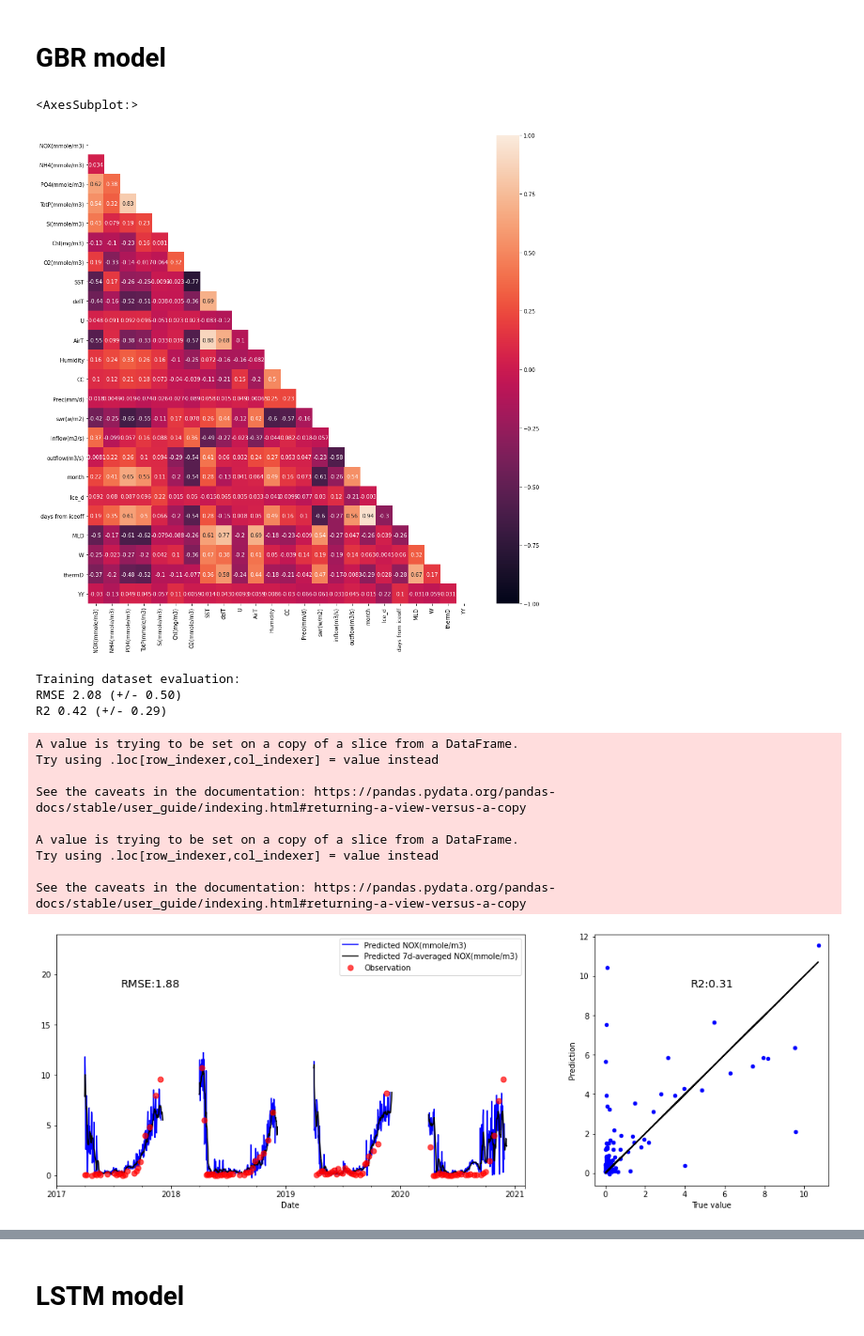
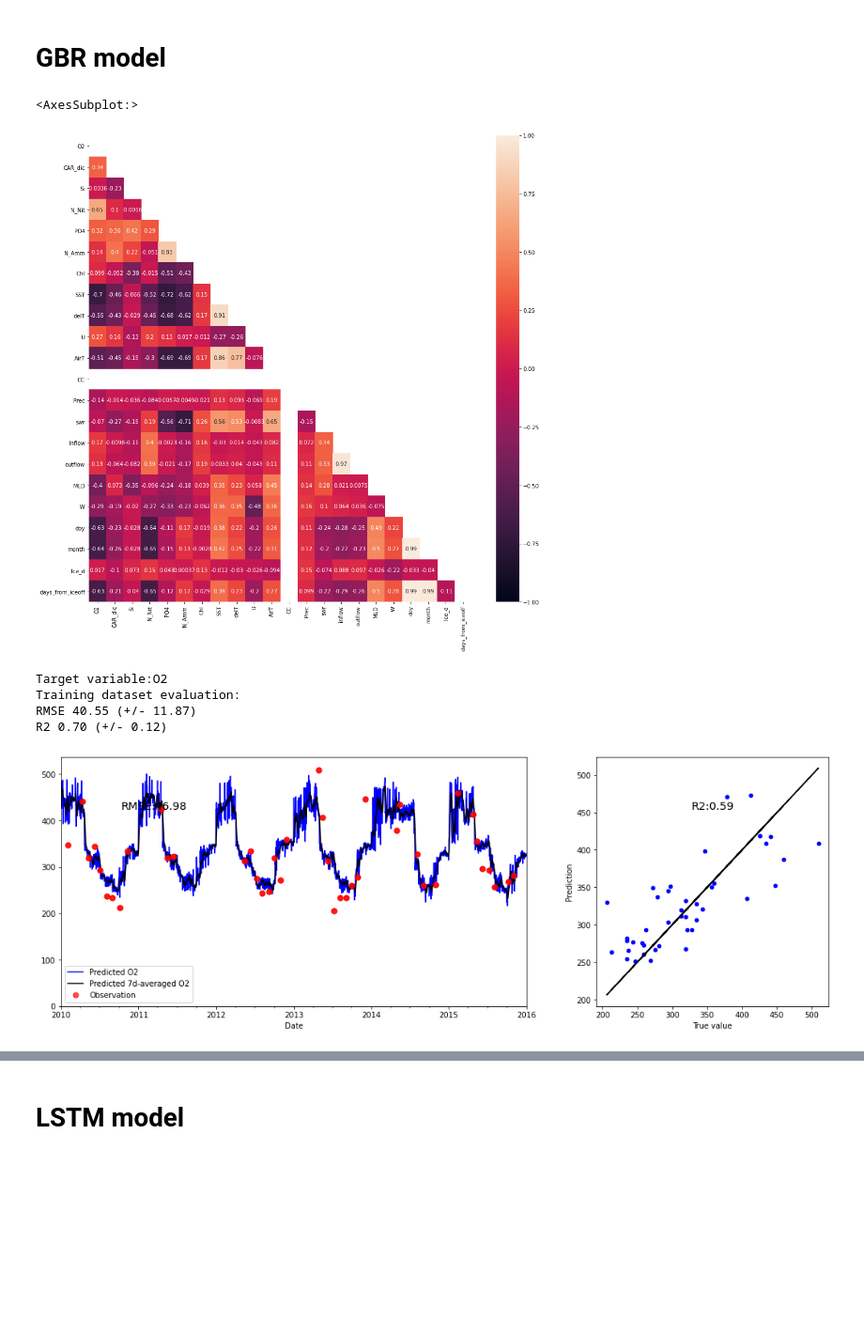
Before and after one commit to Shuqi-Lin/Algal-bloom-prediction-machine-learning, a Jupyter notebook: DD models_pre-generated nutrients_process-based model data.ipynb, the cells around one changed output, grey strips where cells are left out. Shown at 94% size. Saved outputs shown, nothing was run; the diff lists cells and outputs as text; code cells hidden in the pictures; blank space fills up the shorter version.

```diff
--- a/DD models_pre-generated nutrients_process-based model data.ipynb
+++ b/DD models_pre-generated nutrients_process-based model data.ipynb
@@ -26,5 +26,5 @@ Scaler = MinMaxScaler()
 # %%
 # Load training dataset
 os.chdir('..\\Algal-bloom-prediction-machine-learning\\Trainning data')
-all_df = pd.read_csv('Observation_df.csv',sep = ',')
-all_df['Date'] = pd.to_datetime(all_df['Date'])
+file_name = input('file name of observation dataset:')
+all_df = pd.read_csv(file_name,sep = ',',parse_dates = ['Date'])
@@ -36,13 +56,12 @@ year = [2004,2005,2006,2007,2008,2009,2010,2011,2012,2013,2014,2015,2016]
 # %%
 # Load testing dataset(Daily data)
 def read_daily_df(test_time,features,file): # test_time = pd.Timestamp(yyyy,mm,dd)
-    Erken_HydMet = pd.read_csv(file,header = 0)
-    Erken_HydMet['Date'] = pd.to_datetime(Erken_HydMet['Date'])
-    Erken_HydMet = Erken_HydMet[features]
-    Erken_HydMet = Erken_HydMet[Erken_HydMet['Date']>=test_time]
-    return Erken_HydMet
+    Lake_HydMet = pd.read_csv(file,header = 0,parse_dates = ['Date'])
+    Lake_HydMet = Lake_HydMet[Lake_HydMet['Date']>=test_time[0]]
+    return Lake_HydMet
 # %%
 def training_cv(df,features,nutrient,year):
+    df['YY'] = df['Date'].apply(lambda d:d.year)
     df = df[df['YY'].isin(year)]
     X_train = df[features]
     y_train = df[nutrient].values
@@ -114,0 +128,12 @@ testing_daily_df = read_daily_df(test_time,features,file) # choose ice data or n
+# %%
+# Choose the training features for daily nutrients prediction
+n_features = int(input('Number of features:'))
+features = []
+for i in range(n_features):
+    f = input('feature name:')
+    features.append(f)
+#Lake Erken: ['Date','month','U','SST','AirT','delT','Humidity','CC','swr(w/m2)','Prec(mm/d)','inflow(m3/s)',
+#           'Ice_d','days from iceoff','MLD','thermD','W']
+test_time = [pd.Timestamp(int(input('Test start in year:')),int(input('Test start in month:')),int(input('Test start on day:'))),
+             pd.Timestamp(int(input('Test end in year:')),int(input('Test end in month:')),int(input('Test end in day:')))]
+file = input('Name of daily observation datasets:')
@@ -119,30 +146,23 @@ matrix = np.triu(all_df.corr())
 sns.heatmap(all_df.corr(),vmin = -1, vmax = 1,annot = True,mask = matrix)
 # %% [output]
 <AxesSubplot:>
-[figure, old version]
+[figure, new version]
 # %%
-## Predict NOX
-features = ['inflow(m3/s)','AirT','Prec(mm/d)','delT','U','Humidity','CC','swr(w/m2)',
-            'Ice_d','days from iceoff','MLD','W','thermD']
-plot_from = pd.Timestamp(2017,1,1)
-model = training_cv(all_df,features,'NOX(mmole/m3)',year)
-ylim = (-1,24)
-Erken_test = testing_daily_df[testing_daily_df['Date']>=plot_from]
-Erken_Nut,f2 = predict(Erken_test,all_df,features,'NOX(mmole/m3)',plot_from,ylim)
+## Predict Nutrient 1
+#Lake Erken: ['inflow(m3/s)','AirT','Prec(mm/d)','delT','U','Humidity','CC','swr(w/m2)',
+# 'Ice_d','days from iceoff','MLD','W','thermD']
+target = input('Target variable:')
+model = training_cv(all_df,features,target,year)
+ylim = (0,all_df[target].max())
+#Erken_test = testing_daily_df[testing_daily_df['Date']>=plot_from]
+Lake_Nut,f2 = predict(testing_daily_df,all_df,features,target,test_time,ylim)
 os.chdir('..\\Scenario2\\GBR')
-f2.savefig('GBR_NOX.png',dpi = 500)
+fig_name = input('Name of figure:')
+f2.savefig(fig_name+'.png',dpi = 500)
 # %% [output]
+Target variable:O2
 Training dataset evaluation:
-RMSE 2.08 (+/- 0.50)
-R2 0.42 (+/- 0.29)
+RMSE 40.55 (+/- 11.87)
+R2 0.70 (+/- 0.12)
-A value is trying to be set on a copy of a slice from a DataFrame.
-Try using .loc[row_indexer,col_indexer] = value instead
-
-See the caveats in the documentation: https://pandas.pydata.org/pandas-docs/stable/user_guide/indexing.html#returning-a-view-versus-a-copy
-
-A value is trying to be set on a copy of a slice from a DataFrame.
-Try using .loc[row_indexer,col_indexer] = value instead
-
-See the caveats in the documentation: https://pandas.pydata.org/pandas-docs/stable/user_guide/indexing.html#returning-a-view-versus-a-copy
-[figure, old version]
+[figure, new version]
 # %%
```
Also changed, not shown: parts of 15 cells of this notebook, 25 other files.
